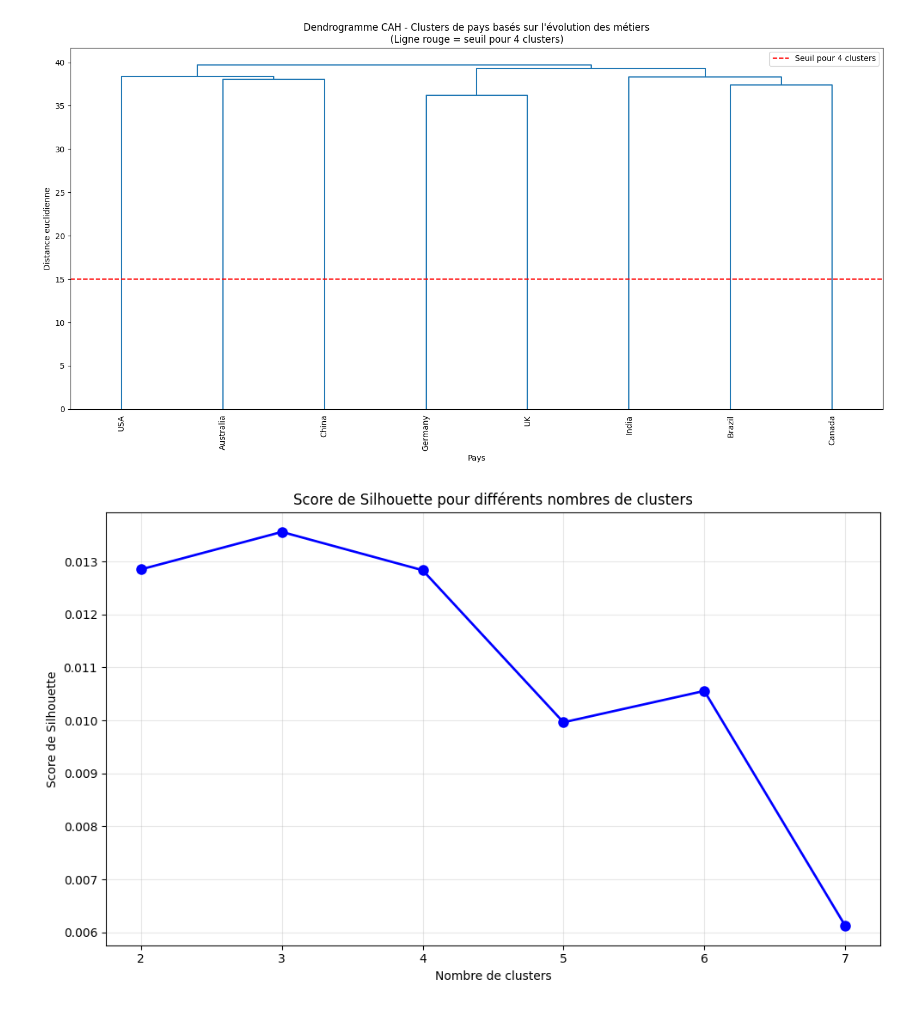
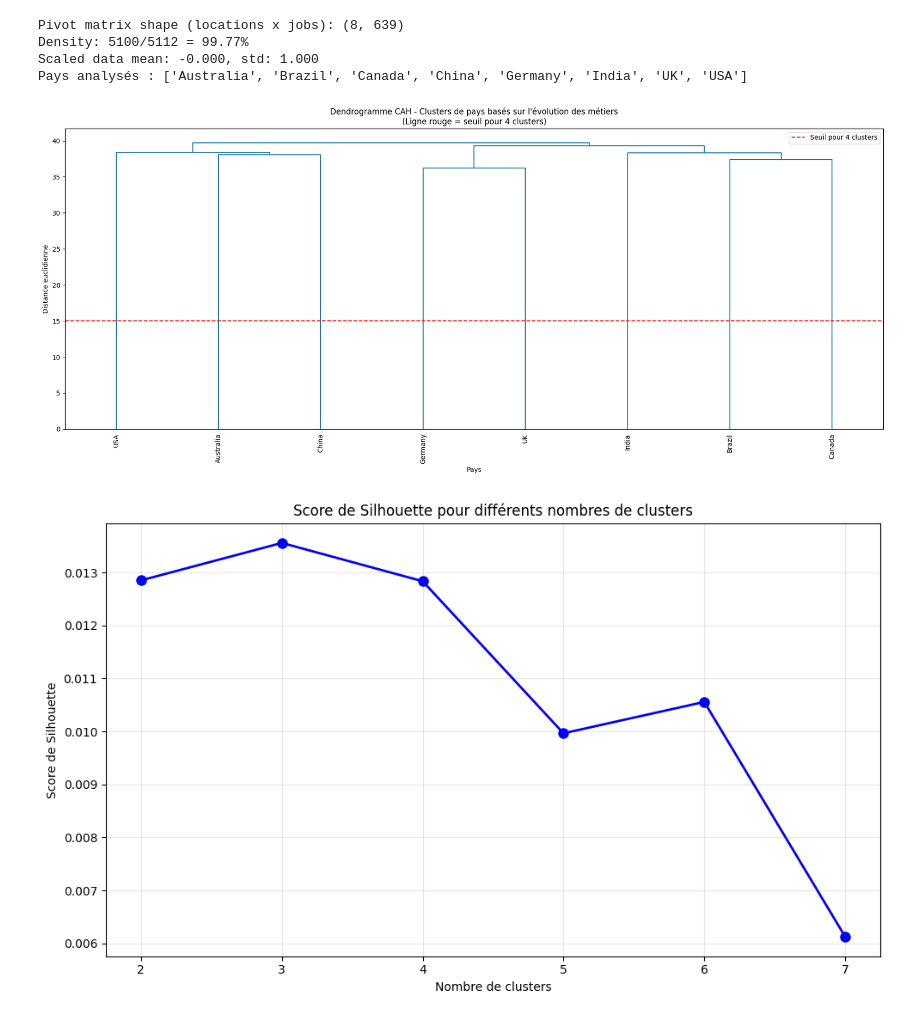
Before and after one commit to Meria-Troudi/mlProject, a Jupyter notebook: models/CAH.ipynb, the cells around one changed output. Cells and saved outputs as stored; diff of their text form; code cells hidden in the pictures.

```diff
--- a/models/CAH.ipynb
+++ b/models/CAH.ipynb
@@ -134,0 +13,5 @@ Données standardisées - Moyenne: -0.000, Écart-type: 1.000
+# %%
+# ===== load datasets (match data prep) =====
+df_fe = pd.read_csv(r"C:/Users/meria/Downloads/mlProject/eng_data.csv")         # engineered data (with Job_Growth_Rate_%)
+df_ready = pd.read_csv(r"C:/Users/meria/Downloads/mlProject/prepared_data.csv")  # encoded / scaled features BEFORE PCA
+X_prepared = np.load(r"C:/Users/meria/Downloads/mlProject/X_prepared.npy")
@@ -135,23 +37,47 @@ Données standardisées - Moyenne: -0.000, Écart-type: 1.000
+# %%
+# ===== Build pivot matrix: Location x Job_Title using Job_Growth_Rate_% =====
+pivot_df = df_fe.pivot_table(
+    values='Job_Growth_Rate_%',
+    index='Location',
+    columns='Job_Title',
+    aggfunc='mean'
+).fillna(0)
+
+print(f"Pivot matrix shape (locations x jobs): {pivot_df.shape}")
+non_zero_elements = (pivot_df != 0).sum().sum()
+total_elements = pivot_df.shape[0] * pivot_df.shape[1]
+print(f"Density: {non_zero_elements}/{total_elements} = {non_zero_elements/total_elements:.2%}")
+
+# ===== Standardize rows (countries) for hierarchical clustering =====
+scaler = StandardScaler()
+pivot_scaled = scaler.fit_transform(pivot_df.values)   # shape (n_countries, n_jobs)
+print(f"Scaled data mean: {pivot_scaled.mean():.3f}, std: {pivot_scaled.std():.3f}")
+print(f"Pays analysés : {pivot_df.index.tolist()}")
+# %% [output]
+Pivot matrix shape (locations x jobs): (8, 639)
+Density: 5100/5112 = 99.77%
+Scaled data mean: -0.000, std: 1.000
+Pays analysés : ['Australia', 'Brazil', 'Canada', 'China', 'Germany', 'India', 'UK', 'USA']
 # %%
 # Méthode 1: CAH avec scipy (pour le dendrogramme)
 Z = linkage(pivot_scaled, method='ward', metric='euclidean')
 
 # Visualisation du dendrogramme pour choisir le nombre de clusters
-plt.figure(figsize=(15, 8))
-plt.title('Dendrogramme CAH - Clusters de pays basés sur l\'évolution des métiers\n(Ligne rouge = seuil pour 4 clusters)')
+plt.figure(figsize=(18, 8))
 dendrogram(Z,
           labels=pivot_df.index.tolist(),
           leaf_rotation=90,
           leaf_font_size=10,
           color_threshold=15)
+plt.title('Dendrogramme CAH - Clusters de pays basés sur l\'évolution des métiers\n(Ligne rouge = seuil pour 4 clusters)')
 plt.axhline(y=15, color='r', linestyle='--', label='Seuil pour 4 clusters')
 plt.ylabel('Distance euclidienne')
 plt.xlabel('Pays')
 plt.legend()
 plt.tight_layout()
 plt.show()
 # %% [output]
-[figure, old version]
+[figure, new version]
 # %%
 # Calcul du score de silhouette pour différents nombres de clusters
 silhouette_scores = []
```
Also changed, not shown: parts of 12 cells of this notebook, 3 other files.
